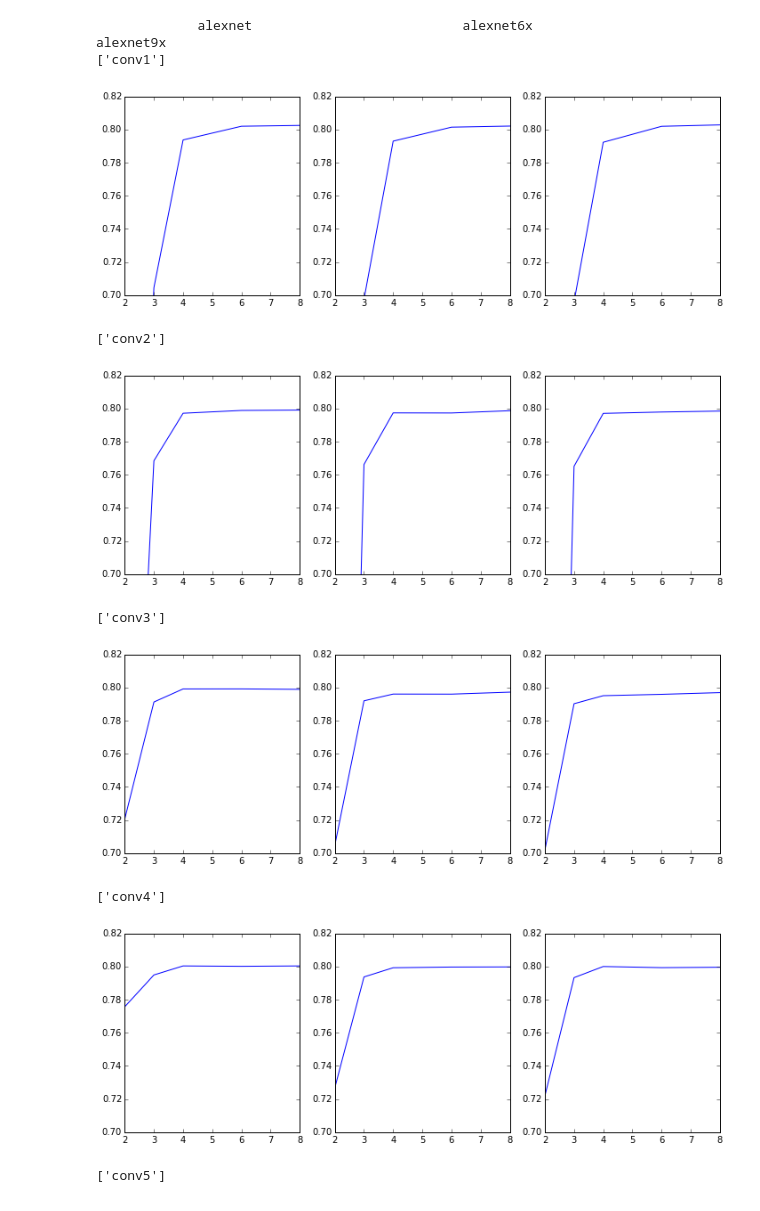
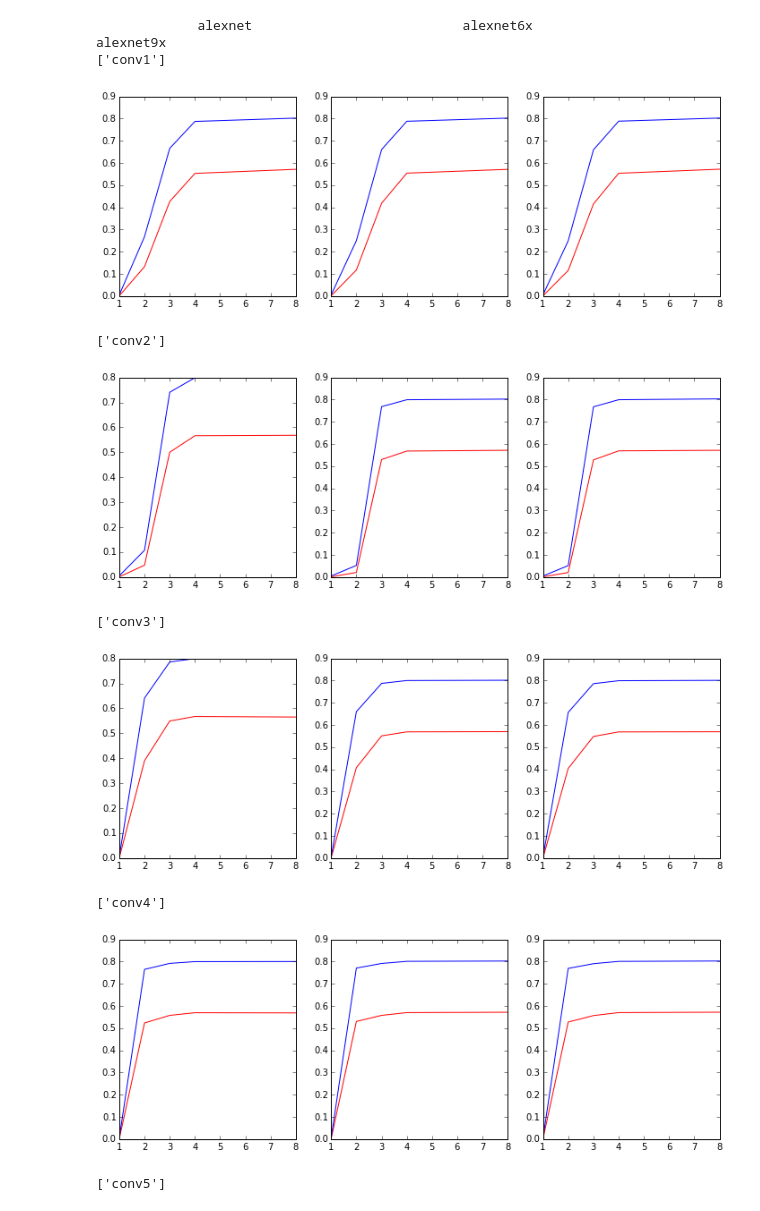
Before and after one commit to gaush123/NeuralCompression, a Jupyter notebook: 1_scripts/analyze_vgg_model/visualize_models_layers_bits_accu.ipynb, the cells around one changed output. Drawn from its saved outputs; the diff is of its cells as text; code cells hidden in the pictures.

```diff
--- a/1_scripts/analyze_vgg_model/visualize_models_layers_bits_accu.ipynb
+++ b/1_scripts/analyze_vgg_model/visualize_models_layers_bits_accu.ipynb
@@ -26,27 +32,27 @@ layers = filter(lambda x:'conv' in x or 'fc' in x or 'ip' in x, net.params.keys(
 layers = map(lambda x: [x], layers)
 layers.append(filter(lambda x: 'conv' in x, net.params.keys()))
 layers.append(filter(lambda x: 'fc' in x or 'ip' in x, net.params.keys()))
-bits_list = np.array([2,3,4,6,8])
+bits_list = np.array([1,2,3,4,8])
 # %%
 print "%20s%36s%36s"%("alexnet", "alexnet6x", "alexnet9x")
 for i, layer in enumerate(layers):
     print layer
     plt.figure(figsize=(12,4))
     for j in range(3):
         plt.subplot(1,3,j+1)
         plt.plot(bits_list, accu_top1[j,i], c='red')
         plt.plot(bits_list, accu_top5[j,i], c='blue')
-        plt.ylim(0.7,0.82)
+
 
     plt.show()
 # %% [output]
              alexnet                           alexnet6x                           alexnet9x
 ['conv1']
-[figure, old version]
+[figure, new version]
 ['conv2']
-[figure, old version]
+[figure, new version]
 ['conv3']
-[figure, old version]
+[figure, new version]
 ['conv4']
-[figure, old version]
+[figure, new version]
 ['conv5']
```
Also changed, not shown: parts of 4 cells of this notebook, 8 other files.
